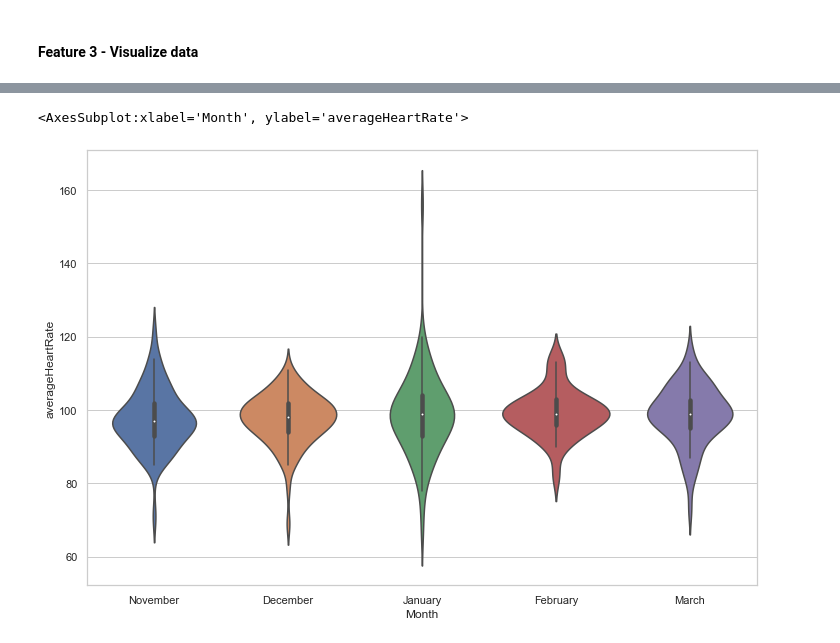
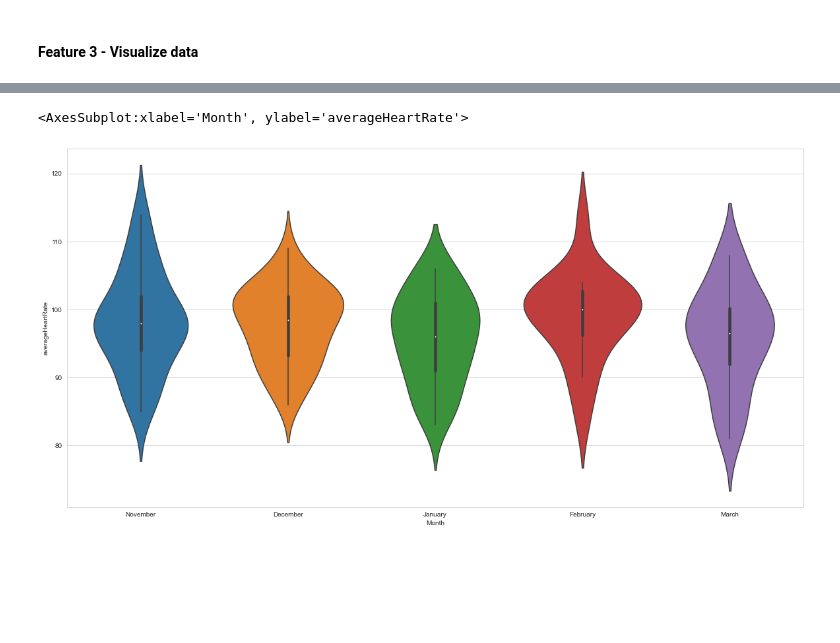
Before and after one commit to KimBug29/Health_Fitness, a Jupyter notebook: fitness.ipynb, the cells around one changed output, grey strips where cells are left out. Drawn from its saved outputs; the diff is of its cells as text; code cells hidden in the pictures; blank space fills up the shorter version.

```diff
--- a/fitness.ipynb
+++ b/fitness.ipynb
@@ -212,3 +212,8 @@ Participant_info.head(-5)
 | 309 | Walk | 100.0 | 6006.0 | p02 | 2020-03-24 | March | 2020 |
 | 313 | Walk | 108.0 | 3383.0 | p02 | 2020-03-27 | March | 2020 |
 348 rows × 7 columns
+# %%
+# Create new dataframe with only participant 1 (p01) walk info
+
+p01_walk = Participant_info[Participant_info["Participant"] == "p01"]
+p01_walk.head(-5)
@@ -258,0 +364,9 @@ sns.boxplot(data=Participant_info)
+# %%
+# Set theme
+sns.set_style('whitegrid')
+
+# Violin plot created to observe the distribution of both participants average heart rate by month.
+# The peaks, valleys, and tails show density curve. Show where average heart rates are similar or different.
+# Violin plot
+plt.figure(figsize=(20,10)) # Set plot dimensions
+sns.violinplot(x='Month', y='averageHeartRate', data=Participant_info)
@@ -259,10 +376,10 @@ sns.boxplot(data=Participant_info)
 # %%
 # Set theme
 sns.set_style('whitegrid')
 
-# Violin plot
-plt.figure(figsize=(12,8)) # Set plot dimensions
-sns.violinplot(x='Month', y='averageHeartRate', data=Participant_info)
+# Violin plot of particpant 1 (p01) average heart rate by month
+plt.figure(figsize=(20,10)) # Set plot dimensions
+sns.violinplot(x='Month', y='averageHeartRate', data=p01_walk)
 # %% [output]
 <AxesSubplot:xlabel='Month', ylabel='averageHeartRate'>
-[figure, old version]
+[figure, new version]
```
Also changed, not shown: parts of 29 cells of this notebook, 1 other file.
